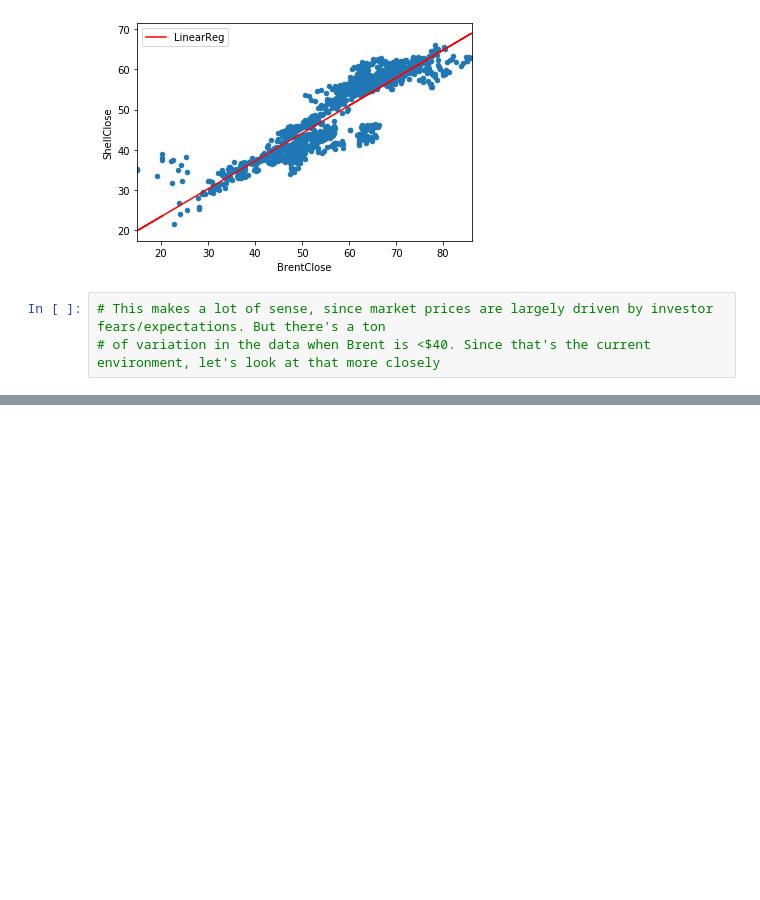
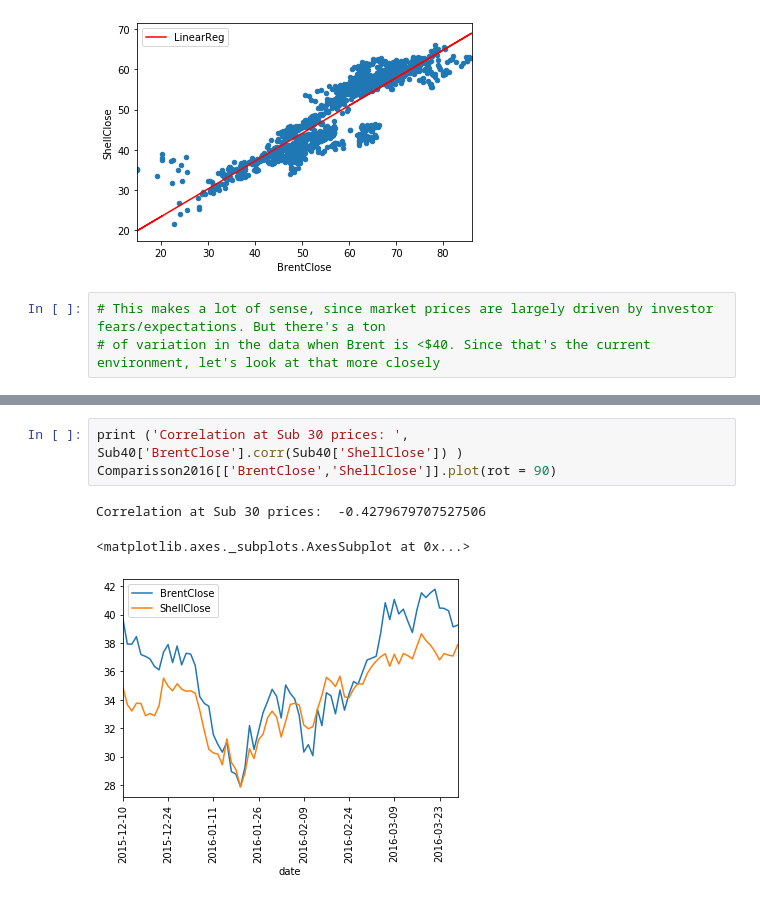
Before and after one commit to NachoLink/pyfi, a Jupyter notebook: BinomialPricingModel-Oil/BinomialOptionPricing.ipynb, the cells around one changed output, grey strips where cells are left out. Cells and saved outputs as stored; diff of their text form; blank space fills up the shorter version.

```diff
--- a/BinomialPricingModel-Oil/BinomialOptionPricing.ipynb
+++ b/BinomialPricingModel-Oil/BinomialOptionPricing.ipynb
@@ -63,0 +81,7 @@ plt.show()
+# %%
+print ('Correlation at Sub 30 prices: ', Sub40['BrentClose'].corr(Sub40['ShellClose']) )
+Comparisson2016[['BrentClose','ShellClose']].plot(rot = 90)
+# %% [output]
+Correlation at Sub 30 prices:  -0.4279679707527506
+<matplotlib.axes._subplots.AxesSubplot at 0x...>
+[figure, added]
```
Also changed, not shown: parts of 19 cells of this notebook.
